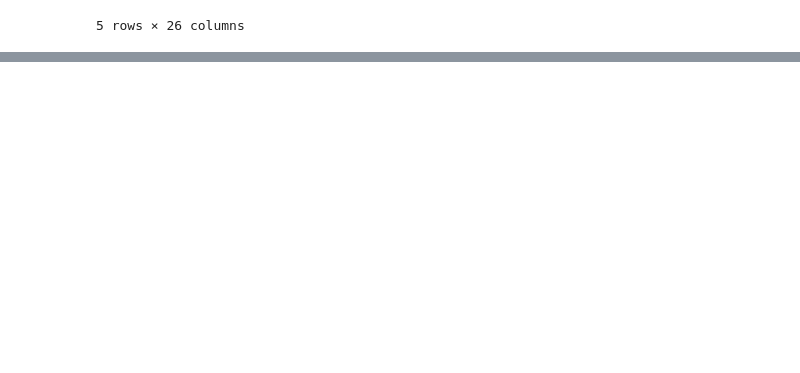
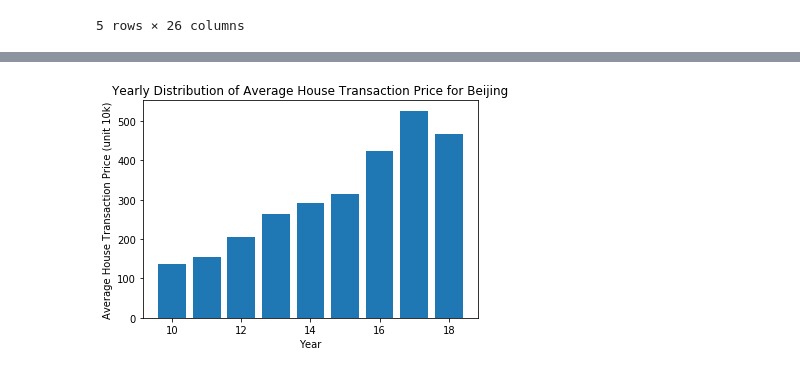
Before and after one commit to ashleyz7/370-Housing-Price-Project, a Jupyter notebook: analysis2.ipynb, the cells around one changed output, grey strips where cells are left out. Cells and saved outputs as stored; diff of their text form; code cells hidden in the pictures; blank space fills up the shorter version.

```diff
--- a/analysis2.ipynb
+++ b/analysis2.ipynb
@@ -100,0 +99,10 @@ AttributeError: 'DataFrame' object has no attribute 'dtype'
+# %%
+# distribution of the average housing transaction price (unit is 10k) each year
+price_year = data.groupby('year').mean()
+plt.bar(price_year.index, price_year.totalPrice)
+plt.xlabel('Year')
+plt.ylabel('Average House Transaction Price (unit 10k)')
+plt.title('Yearly Distribution of Average House Transaction Price for Beijing' )
+plt.show()
+# %% [output]
+[figure, added]
```
Also changed, not shown: parts of 6 cells of this notebook.
